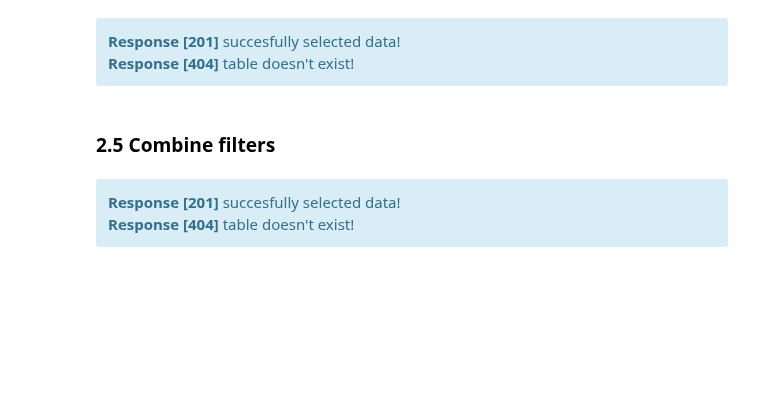
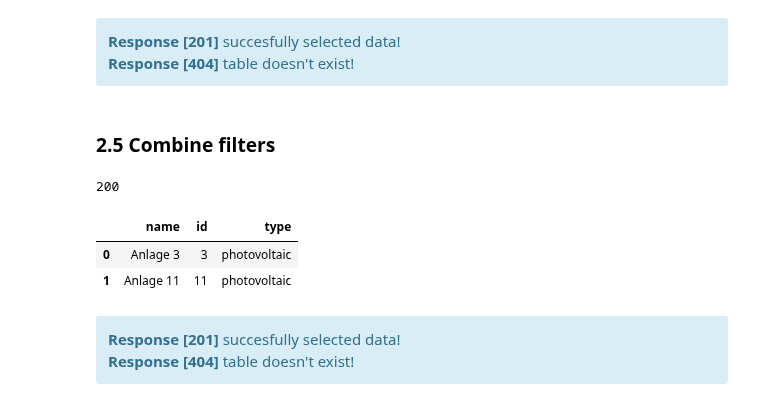
Before and after one commit to OpenEnergyPlatform/academy, a Jupyter notebook: docs/tutorials/api/OEP_API_tutorial_part2.ipynb, the cells around one changed output. Cells and saved outputs as stored; diff of their text form; code cells hidden in the pictures; blank space fills up the shorter version.

```diff
--- a/docs/tutorials/api/OEP_API_tutorial_part2.ipynb
+++ b/docs/tutorials/api/OEP_API_tutorial_part2.ipynb
@@ -184,18 +208,23 @@ df
 ### 2.5 Combine filters
 # %%
 # insert 'columnname=value'
-where = 'type=photovoltaics'
+where = 'type=photovoltaic'
 
 # select columns by columnname
 # select multiple columns using &
 column = 'column=name&column=id&column=type'
 
 result = requests.get(oep_url + '/api/v0/schema/' + schema + '/tables/' + table + '/rows/?where=' + where + '&' + column)
 print(result.status_code)
 
 # Convert to dataframe
 df = pd.DataFrame(result.json())
 df
+# %% [output]
+200
+|  | name | id | type |
+| 0 | Anlage 3 | 3 | photovoltaic |
+| 1 | Anlage 11 | 11 | photovoltaic |
 # %% [markdown]
 <div class="alert alert-block alert-info">
 <b>Response [201]</b> succesfully selected data! <br>
```
Also changed, not shown: parts of 9 cells of this notebook, 4 other files.
